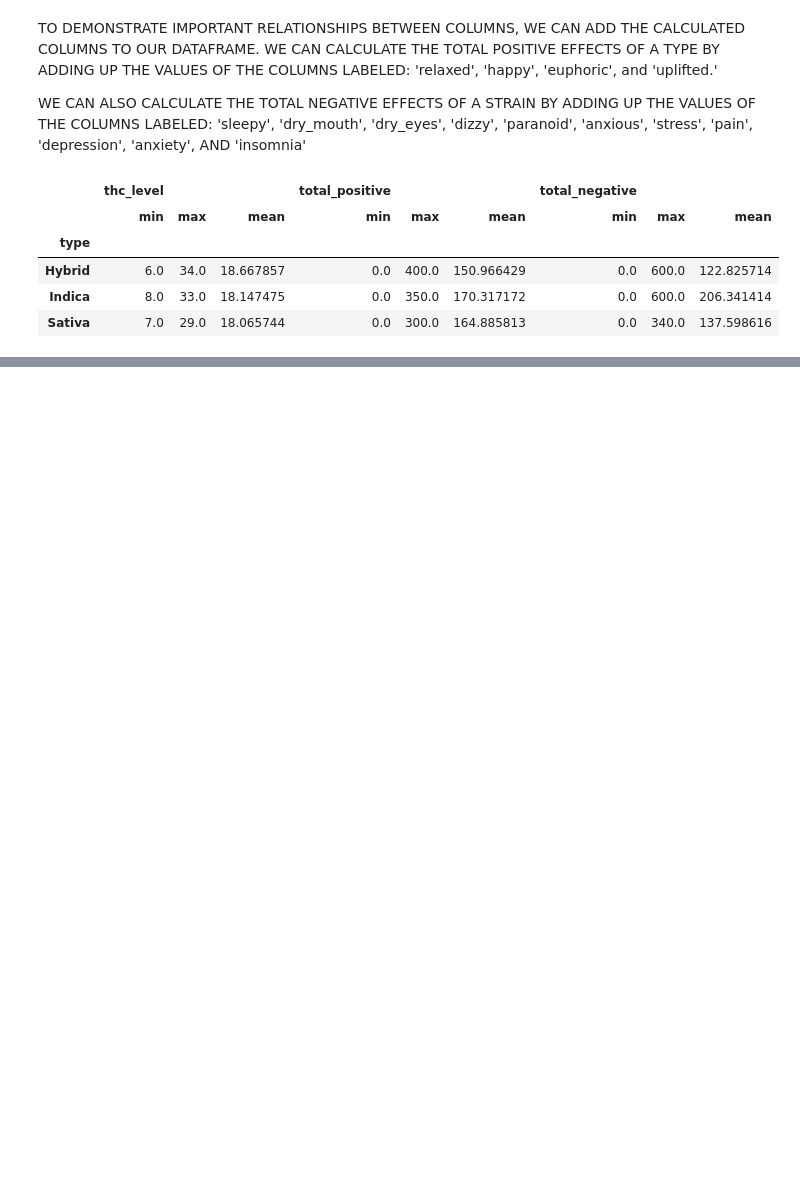
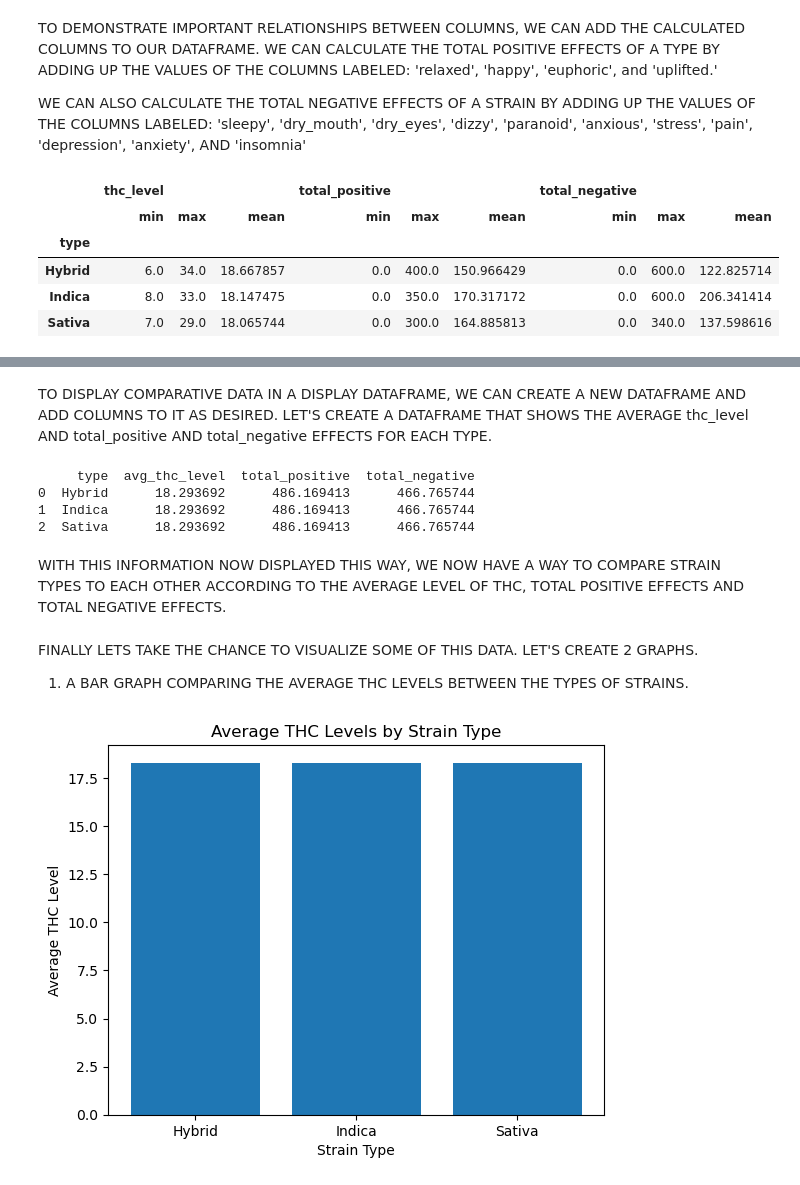
Before and after one commit to sergeveli/CognixiaClasses, a Jupyter notebook: solo_projects/cannabis_project/cannabis_dataset.ipynb, the cells around one changed output, grey strips where cells are left out. Saved outputs shown, nothing was run; the diff lists cells and outputs as text; code cells hidden in the pictures; blank space fills up the shorter version.

Commit message:
submitted version. will revisit to fix up last few cells to improve visualization.

```diff
--- a/solo_projects/cannabis_project/cannabis_dataset.ipynb
+++ b/solo_projects/cannabis_project/cannabis_dataset.ipynb
@@ -207,0 +198,7 @@ grouped.head()
+# %%
+#grouped = grouped.reset_index()
+df_cleaned.sort_values(by=['type'], inplace=True)
+grouped.sort_values(by=['type'], inplace=True)
+df_merged = pd.merge(df_cleaned, grouped, on='type')
+
+df_merged.head()
@@ -207,0 +213,52 @@ grouped.head()
+# %% [markdown]
+TO DISPLAY COMPARATIVE DATA IN A DISPLAY DATAFRAME, WE CAN CREATE A NEW DATAFRAME AND ADD COLUMNS TO IT AS DESIRED.
+LET'S CREATE A DATAFRAME THAT SHOWS THE AVERAGE thc_level AND total_positive AND total_negative EFFECTS FOR EACH TYPE.
+# %%
+# Group the data by type and calculate the total positive and negative effects for each type
+grouped = df_cleaned.groupby(
+    'type')[['thc_level', 'total_positive', 'total_negative']].mean()
+
+# Reset index of grouped dataframe to move the 'type' column from index to regular column
+#grouped = grouped.reset_index()
+
+# Merge grouped dataframe onto main dataframe
+df_merged = pd.merge(df_cleaned, grouped, on='type')
+
+# Create display dataframe
+df_display = pd.DataFrame(
+    columns=['type', 'avg_thc_level', 'total_positive', 'total_negative'])
+
+# Create display dataframe
+df_display = pd.DataFrame(
+    columns=['type', 'avg_thc_level', 'total_positive', 'total_negative'])
+
+# Add data to display dataframe
+df_display['type'] = grouped.index
+df_display['avg_thc_level'] = grouped['thc_level'].mean()
+df_display['total_positive'] = grouped['total_positive'].sum()
+df_display['total_negative'] = grouped['total_negative'].sum()
+
+# Display dataframe
+print(df_display.head())
+# %% [output]
+     type  avg_thc_level  total_positive  total_negative
+0  Hybrid      18.293692      486.169413      466.765744
+1  Indica      18.293692      486.169413      466.765744
+2  Sativa      18.293692      486.169413      466.765744
+# %% [markdown]
+WITH THIS INFORMATION NOW DISPLAYED THIS WAY, WE NOW HAVE A WAY TO COMPARE STRAIN TYPES TO EACH OTHER ACCORDING TO THE AVERAGE LEVEL OF THC, TOTAL POSITIVE EFFECTS AND TOTAL NEGATIVE EFFECTS.
+# %% [markdown]
+FINALLY LETS TAKE THE CHANCE TO VISUALIZE SOME OF THIS DATA.
+LET'S CREATE 2 GRAPHS.
+1. A BAR GRAPH COMPARING THE AVERAGE THC LEVELS BETWEEN THE TYPES OF STRAINS.
+# %%
+import matplotlib.pyplot as plt
+
+# Create a bar chart of average THC levels by strain type
+plt.bar(df_display['type'], df_display['avg_thc_level'])
+plt.xlabel('Strain Type')
+plt.ylabel('Average THC Level')
+plt.title('Average THC Levels by Strain Type')
+plt.show()
+# %% [output]
+[figure, added]
```
Also changed, not shown: parts of 10 cells of this notebook.
